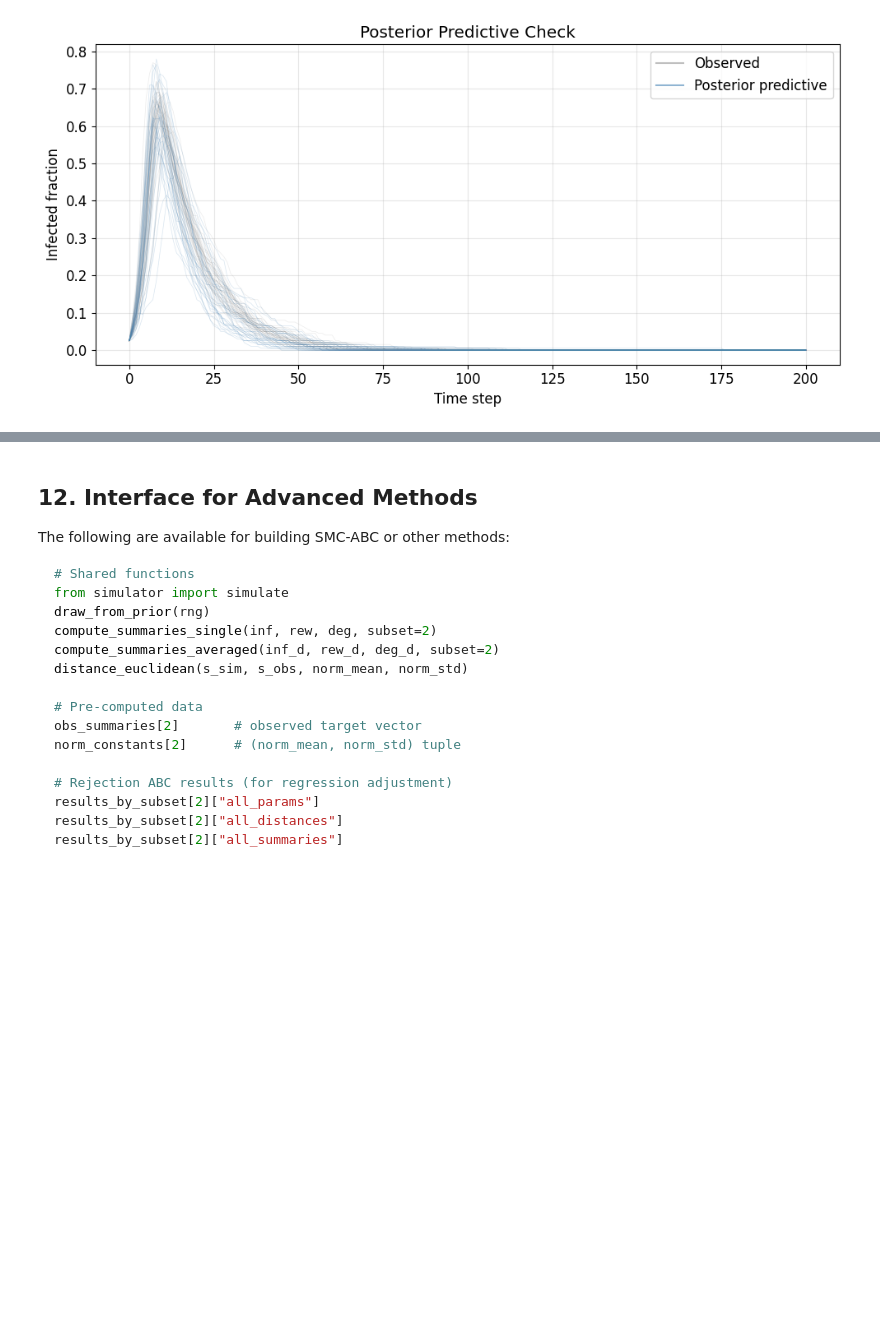
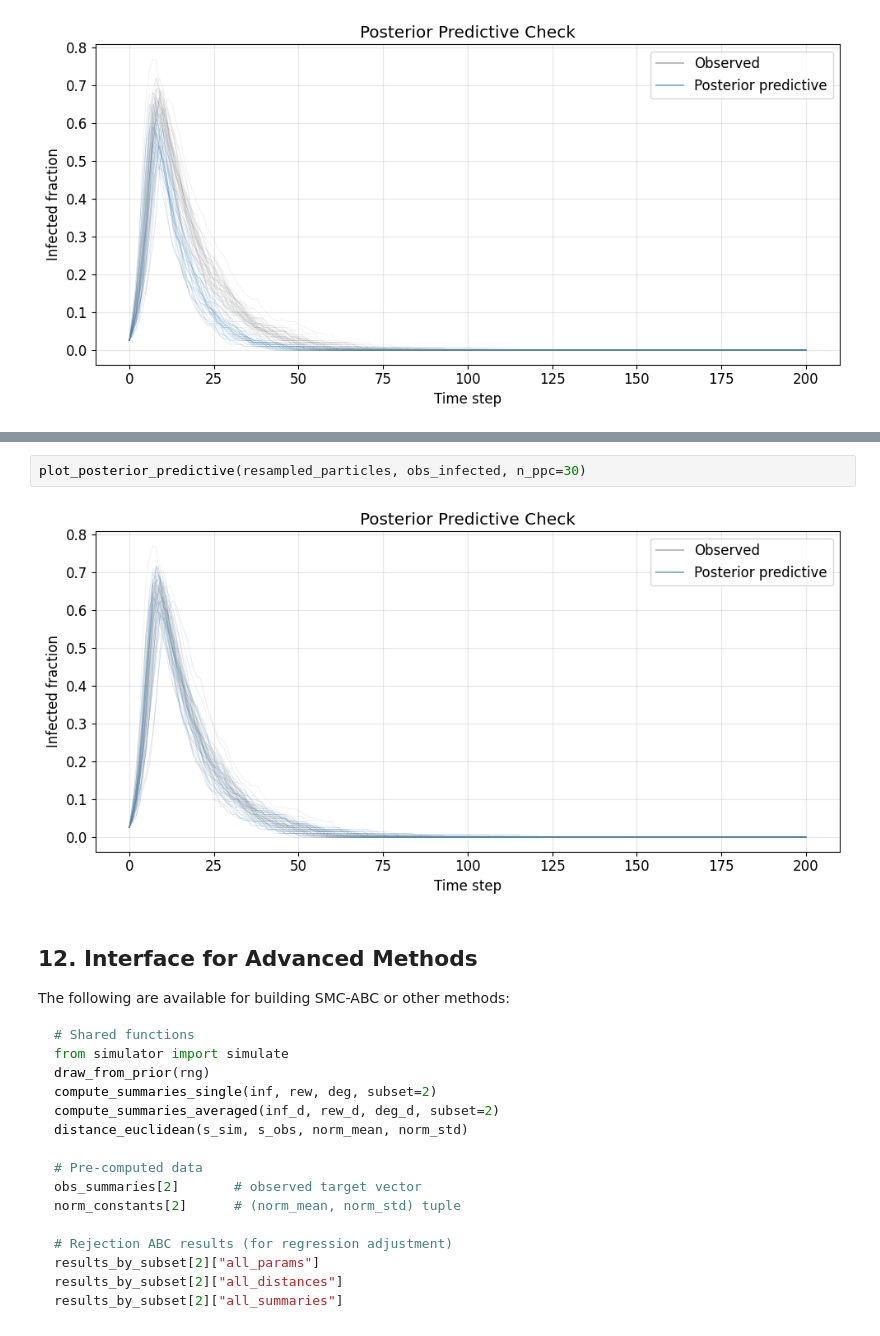
Before and after one commit to kr7001/SBI-Infection-ST3247, a Jupyter notebook: rejection_abc.ipynb, the cells around one changed output, grey strips where cells are left out. Saved outputs shown, nothing was run; the diff lists cells and outputs as text; blank space fills up the shorter version.

```diff
--- a/rejection_abc.ipynb
+++ b/rejection_abc.ipynb
@@ -764,3 +899,7 @@ plot_posterior_predictive(best_params, obs_infected, n_ppc=30)
+# %%
+plot_posterior_predictive(resampled_particles, obs_infected, n_ppc=30)
+# %% [output]
+[figure, added]
 # %% [markdown]
 ## 12. Interface for Advanced Methods
 
```
Also changed, not shown: parts of 12 cells of this notebook.
